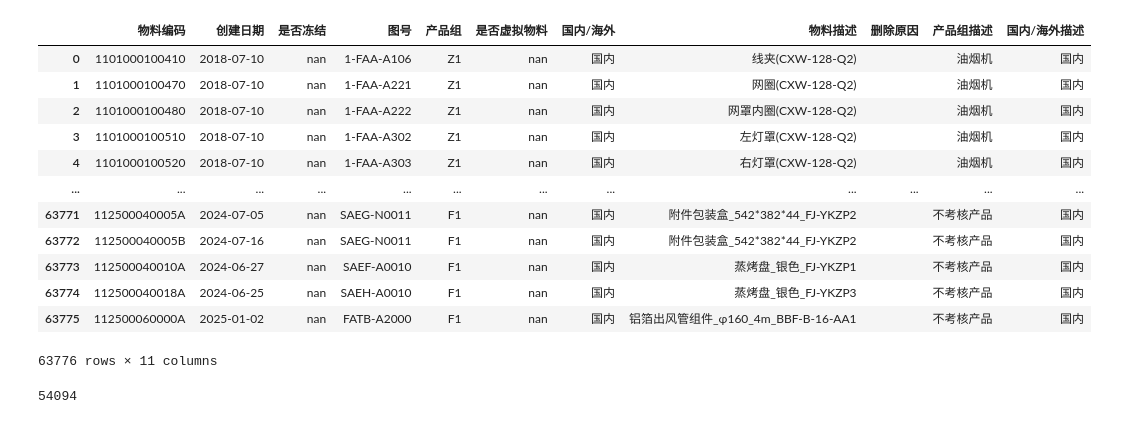
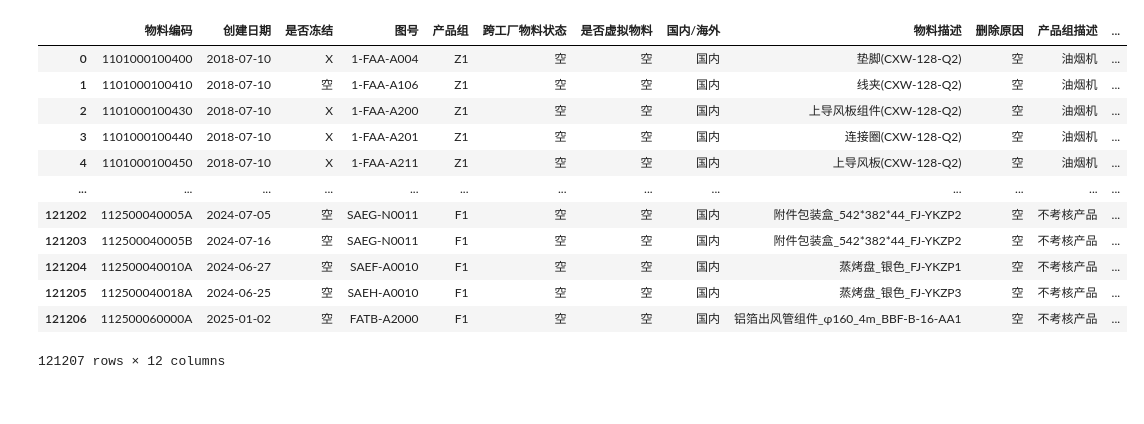
Before and after one commit to zb1005/python-tool, a Jupyter notebook: 零件报告/物料精简报告/物料精简报表处理.ipynb, the cells around one changed output. Saved outputs shown, nothing was run; the diff lists cells and outputs as text; code cells hidden in the pictures.

```diff
--- a/零件报告/物料精简报告/物料精简报表处理.ipynb
+++ b/零件报告/物料精简报告/物料精简报表处理.ipynb
@@ -6,10 +6,10 @@ import xlsxwriter
 import numpy as np
 # %%
 #指定月份
-month = '202504'
+month = '202506'
 #指定时间范围
 start_date = pd.Timestamp('2025-01-01')
-end_date = pd.Timestamp('2025-04-30')
-df = pd.read_excel(fr"D:\000物料报表\{month}\单物料产值\物料精简原始数据5月.XLSX")
+end_date = pd.Timestamp('2025-06-30')
+df = pd.read_excel(fr"D:\000物料报表\{month}\单物料产值\物料精简原始数据6月.XLSX")
 df
 # %% [output]
@@ -30,11 +30,11 @@ df
 df = df.astype(str)
 # %%
 list_drop = []
-df['删除原因'] = ''
+df['删除原因'] = '空'
 for i in range(len(df)):
-    if df.loc[i,'国内/海外'] == 10:
-        list_drop.append(i)
-        df.loc[i,'删除原因'] = '海外'
+    # if df.loc[i,'国内/海外'] == 10:
+    #     list_drop.append(i)
+    #     df.loc[i,'删除原因'] = '海外'
     if 'ZD70' in df.loc[i,'物料描述']:
         list_drop.append(i)
         df.loc[i,'删除原因'] = 'ODM'
@@ -119,5 +119,6 @@ df['产品组描述'] = df['产品组'].map(product_dict)
 # 输入：字典, 产品组描述的对照关系，产品组描述的列名
 product_group_description_dict = {'20': '国内', '10': '海外','国内': '国内', '海外': '海外',20: '国内', 10: '海外','20.0': '国内', '10.0': '海外'}
 df['国内/海外描述'] = df['国内/海外'].map(product_group_description_dict)
+df = df.fillna('空')
 df
 # %% [output]
@@ -137,25 +138,19 @@ df
 # %%
 df.to_excel(fr"D:\000物料报表\{month}\单物料产值\物料精简原始数据处理稿.xlsx",index=False)
 # %%
-df = df.fillna('')
+df = df.replace('nan','空')
 df
 # %% [output]
-|  | 物料编码 | 创建日期 | 是否冻结 | 图号 | 产品组 | 是否虚拟物料 | 国内/海外 | 物料描述 | 删除原因 | 产品组描述 | 国内/海外描述 |
-| 0 | 1101000100410 | 2018-07-10 | nan | 1-FAA-A106 | Z1 | nan | 国内 | 线夹(CXW-128-Q2) |  | 油烟机 | 国内 |
-| 1 | 1101000100470 | 2018-07-10 | nan | 1-FAA-A221 | Z1 | nan | 国内 | 网圈(CXW-128-Q2) |  | 油烟机 | 国内 |
-| 2 | 1101000100480 | 2018-07-10 | nan | 1-FAA-A222 | Z1 | nan | 国内 | 网罩内圈(CXW-128-Q2) |  | 油烟机 | 国内 |
-| 3 | 1101000100510 | 2018-07-10 | nan | 1-FAA-A302 | Z1 | nan | 国内 | 左灯罩(CXW-128-Q2) |  | 油烟机 | 国内 |
-| 4 | 1101000100520 | 2018-07-10 | nan | 1-FAA-A303 | Z1 | nan | 国内 | 右灯罩(CXW-128-Q2) |  | 油烟机 | 国内 |
-| ... | ... | ... | ... | ... | ... | ... | ... | ... | ... | ... | ... |
-| 63771 | 112500040005A | 2024-07-05 | nan | SAEG-N0011 | F1 | nan | 国内 | 附件包装盒_542*382*44_FJ-YKZP2 |  | 不考核产品 | 国内 |
-| 63772 | 112500040005B | 2024-07-16 | nan | SAEG-N0011 | F1 | nan | 国内 | 附件包装盒_542*382*44_FJ-YKZP2 |  | 不考核产品 | 国内 |
-| 63773 | 112500040010A | 2024-06-27 | nan | SAEF-A0010 | F1 | nan | 国内 | 蒸烤盘_银色_FJ-YKZP1 |  | 不考核产品 | 国内 |
-| 63774 | 112500040018A | 2024-06-25 | nan | SAEH-A0010 | F1 | nan | 国内 | 蒸烤盘_银色_FJ-YKZP3 |  | 不考核产品 | 国内 |
-| 63775 | 112500060000A | 2025-01-02 | nan | FATB-A2000 | F1 | nan | 国内 | 铝箔出风管组件_φ160_4m_BBF-B-16-AA1 |  | 不考核产品 | 国内 |
+|  | 物料编码 | 创建日期 | 是否冻结 | 图号 | 产品组 | 跨工厂物料状态 | 是否虚拟物料 | 国内/海外 | 物料描述 | 删除原因 | 产品组描述 | ... |
+| 0 | 1101000100400 | 2018-07-10 | X | 1-FAA-A004 | Z1 | 空 | 空 | 国内 | 垫脚(CXW-128-Q2) | 空 | 油烟机 | ... |
+| 1 | 1101000100410 | 2018-07-10 | 空 | 1-FAA-A106 | Z1 | 空 | 空 | 国内 | 线夹(CXW-128-Q2) | 空 | 油烟机 | ... |
+| 2 | 1101000100430 | 2018-07-10 | X | 1-FAA-A200 | Z1 | 空 | 空 | 国内 | 上导风板组件(CXW-128-Q2) | 空 | 油烟机 | ... |
+| 3 | 1101000100440 | 2018-07-10 | X | 1-FAA-A201 | Z1 | 空 | 空 | 国内 | 连接圈(CXW-128-Q2) | 空 | 油烟机 | ... |
+| 4 | 1101000100450 | 2018-07-10 | X | 1-FAA-A211 | Z1 | 空 | 空 | 国内 | 上导风板(CXW-128-Q2) | 空 | 油烟机 | ... |
+| ... | ... | ... | ... | ... | ... | ... | ... | ... | ... | ... | ... | ... |
+| 121202 | 112500040005A | 2024-07-05 | 空 | SAEG-N0011 | F1 | 空 | 空 | 国内 | 附件包装盒_542*382*44_FJ-YKZP2 | 空 | 不考核产品 | ... |
+| 121203 | 112500040005B | 2024-07-16 | 空 | SAEG-N0011 | F1 | 空 | 空 | 国内 | 附件包装盒_542*382*44_FJ-YKZP2 | 空 | 不考核产品 | ... |
+| 121204 | 112500040010A | 2024-06-27 | 空 | SAEF-A0010 | F1 | 空 | 空 | 国内 | 蒸烤盘_银色_FJ-YKZP1 | 空 | 不考核产品 | ... |
+| 121205 | 112500040018A | 2024-06-25 | 空 | SAEH-A0010 | F1 | 空 | 空 | 国内 | 蒸烤盘_银色_FJ-YKZP3 | 空 | 不考核产品 | ... |
+| 121206 | 112500060000A | 2025-01-02 | 空 | FATB-A2000 | F1 | 空 | 空 | 国内 | 铝箔出风管组件_φ160_4m_BBF-B-16-AA1 | 空 | 不考核产品 | ... |
-63776 rows × 11 columns
+121207 rows × 12 columns
-# %%
-#删除掉删除原因中不为空的行,并且国内/海外描述值为国内的行
-df_drop = df[(df['删除原因']=='') & (df['国内/海外描述'] == '国内')]
-len(df_drop)
-# %% [output]
-54094
```
Also changed, not shown: parts of 17 cells of this notebook, 6 other files.
